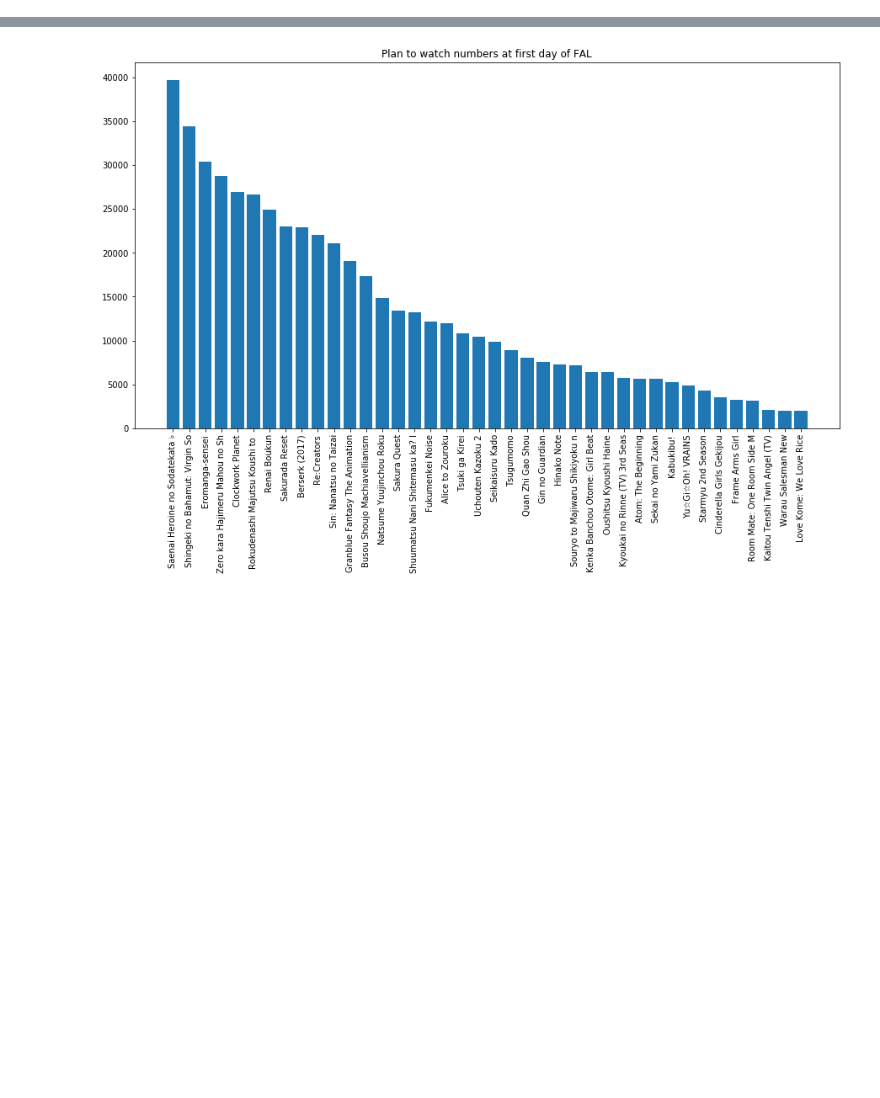
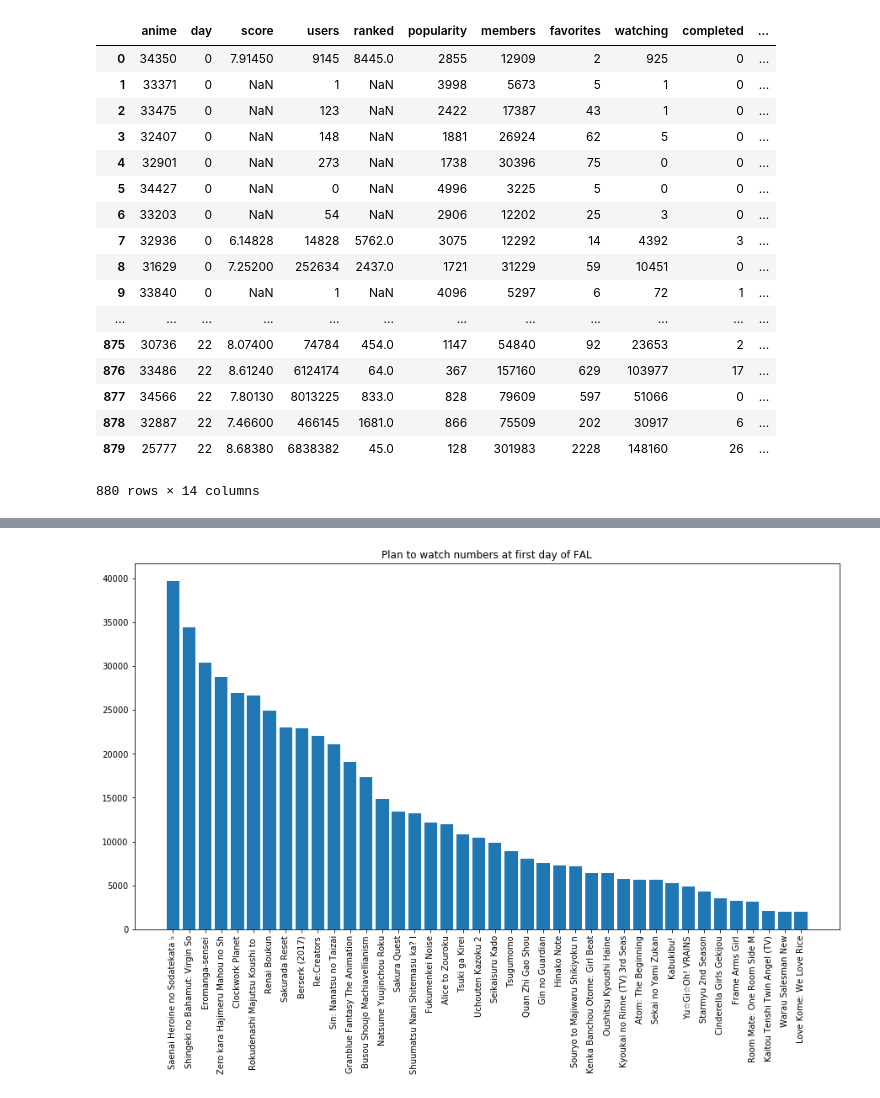
Before and after one commit to leyhline/falchooser, a Jupyter notebook: analysis.ipynb, the cells around one changed output, grey strips where cells are left out. Drawn from its saved outputs; the diff is of its cells as text; code cells hidden in the pictures; blank space fills up the shorter version.

```diff
--- a/analysis.ipynb
+++ b/analysis.ipynb
@@ -9,3 +7,29 @@ SESSION = DB.get_session()
+# %%
+DB = Database()
+with DB.engine.connect() as conn, conn.begin():
+    data = pd.read_sql_table("statistics", conn)
+SESSION = DB.get_session()
+# %%
+data
+# %% [output]
+|  | anime | day | score | users | ranked | popularity | members | favorites | watching | completed | ... |
+| 0 | 34350 | 0 | 7.91450 | 9145 | 8445.0 | 2855 | 12909 | 2 | 925 | 0 | ... |
+| 1 | 33371 | 0 | NaN | 1 | NaN | 3998 | 5673 | 5 | 1 | 0 | ... |
+| 2 | 33475 | 0 | NaN | 123 | NaN | 2422 | 17387 | 43 | 1 | 0 | ... |
+| 3 | 32407 | 0 | NaN | 148 | NaN | 1881 | 26924 | 62 | 5 | 0 | ... |
+| 4 | 32901 | 0 | NaN | 273 | NaN | 1738 | 30396 | 75 | 0 | 0 | ... |
+| 5 | 34427 | 0 | NaN | 0 | NaN | 4996 | 3225 | 5 | 0 | 0 | ... |
+| 6 | 33203 | 0 | NaN | 54 | NaN | 2906 | 12202 | 25 | 3 | 0 | ... |
+| 7 | 32936 | 0 | 6.14828 | 14828 | 5762.0 | 3075 | 12292 | 14 | 4392 | 3 | ... |
+| 8 | 31629 | 0 | 7.25200 | 252634 | 2437.0 | 1721 | 31229 | 59 | 10451 | 0 | ... |
+| 9 | 33840 | 0 | NaN | 1 | NaN | 4096 | 5297 | 6 | 72 | 1 | ... |
+| ... | ... | ... | ... | ... | ... | ... | ... | ... | ... | ... | ... |
+| 875 | 30736 | 22 | 8.07400 | 74784 | 454.0 | 1147 | 54840 | 92 | 23653 | 2 | ... |
+| 876 | 33486 | 22 | 8.61240 | 6124174 | 64.0 | 367 | 157160 | 629 | 103977 | 17 | ... |
+| 877 | 34566 | 22 | 7.80130 | 8013225 | 833.0 | 828 | 79609 | 597 | 51066 | 0 | ... |
+| 878 | 32887 | 22 | 7.46600 | 466145 | 1681.0 | 866 | 75509 | 202 | 30917 | 6 | ... |
+| 879 | 25777 | 22 | 8.68380 | 6838382 | 45.0 | 128 | 301983 | 2228 | 148160 | 26 | ... |
+880 rows × 14 columns
 # %%
 def get_latest_day() -> int:
     return SESSION.query(Statistics.day).order_by(Statistics.day.desc()).first()[0]
```
Also changed, not shown: parts of 5 cells of this notebook.
